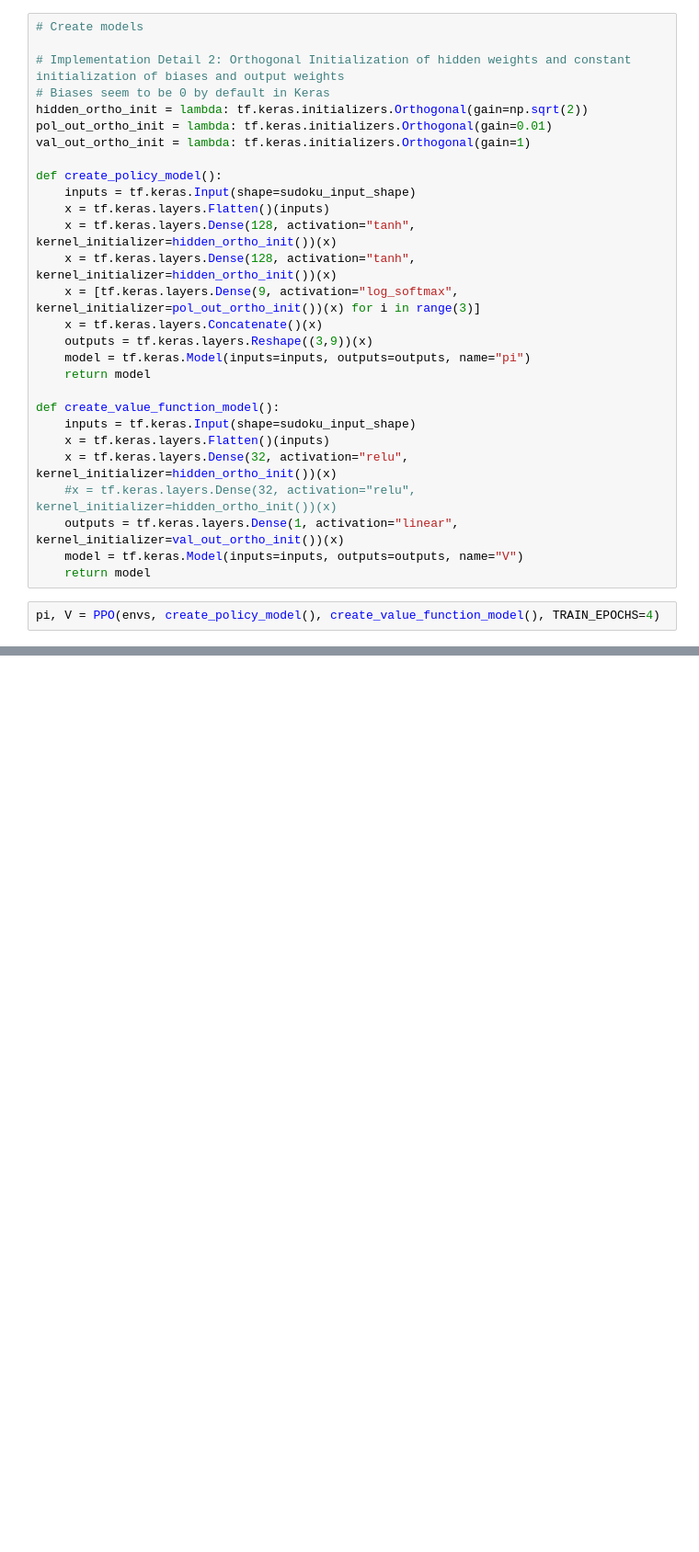
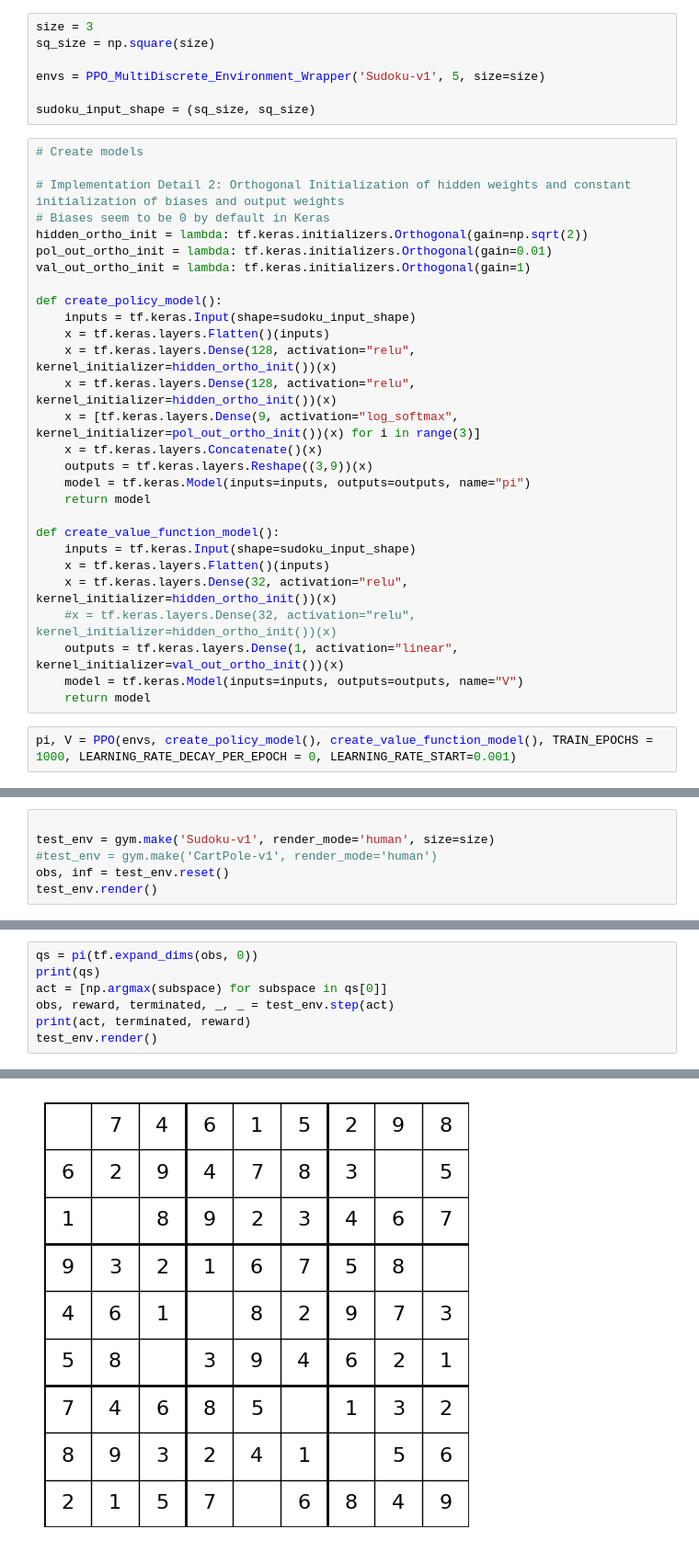
Before and after one commit to MockaWolke/DEEP_SUDOKU, a Jupyter notebook: notebooks/sudoku_ppo.ipynb, the cells around one changed output, grey strips where cells are left out. Shown at 92% size. Saved outputs shown, nothing was run; the diff lists cells and outputs as text; blank space fills up the shorter version.

Commit message:
It does not learn :(

```diff
--- a/notebooks/sudoku_ppo.ipynb
+++ b/notebooks/sudoku_ppo.ipynb
@@ -17,3 +16,10 @@ sudoku_input_shape = (9,9)
+# %%
+size = 3
+sq_size = np.square(size)
+
+envs = PPO_MultiDiscrete_Environment_Wrapper('Sudoku-v1', 5, size=size)
+
+sudoku_input_shape = (sq_size, sq_size)
 # %%
 # Create models
 
@@ -26,8 +32,8 @@ val_out_ortho_init = lambda: tf.keras.initializers.Orthogonal(gain=1)
 def create_policy_model():
     inputs = tf.keras.Input(shape=sudoku_input_shape)
     x = tf.keras.layers.Flatten()(inputs)
-    x = tf.keras.layers.Dense(128, activation="tanh", kernel_initializer=hidden_ortho_init())(x)
-    x = tf.keras.layers.Dense(128, activation="tanh", kernel_initializer=hidden_ortho_init())(x)
+    x = tf.keras.layers.Dense(128, activation="relu", kernel_initializer=hidden_ortho_init())(x)
+    x = tf.keras.layers.Dense(128, activation="relu", kernel_initializer=hidden_ortho_init())(x)
     x = [tf.keras.layers.Dense(9, activation="log_softmax", kernel_initializer=pol_out_ortho_init())(x) for i in range(3)]
     x = tf.keras.layers.Concatenate()(x)
     outputs = tf.keras.layers.Reshape((3,9))(x)
@@ -43,5 +49,5 @@ def create_value_function_model():
     model = tf.keras.Model(inputs=inputs, outputs=outputs, name="V")
     return model
 # %%
-pi, V = PPO(envs, create_policy_model(), create_value_function_model(), TRAIN_EPOCHS=4)
+pi, V = PPO(envs, create_policy_model(), create_value_function_model(), TRAIN_EPOCHS = 1000, LEARNING_RATE_DECAY_PER_EPOCH = 0, LEARNING_RATE_START=0.001)
 # %% [output]
@@ -60,0 +72,6 @@ Tapework
+# %%
+
+test_env = gym.make('Sudoku-v1', render_mode='human', size=size)
+#test_env = gym.make('CartPole-v1', render_mode='human')
+obs, inf = test_env.reset()
+test_env.render()
@@ -60,0 +80,8 @@ Tapework
+# %%
+qs = pi(tf.expand_dims(obs, 0))
+print(qs)
+act = [np.argmax(subspace) for subspace in qs[0]]
+obs, reward, terminated, _, _ = test_env.step(act)
+print(act, terminated, reward)
+test_env.render()
+# %% [output]
@@ -60,0 +96 @@ Tapework
+[figure, added]
```
Also changed, not shown: parts of 5 cells of this notebook, 5 other files.
